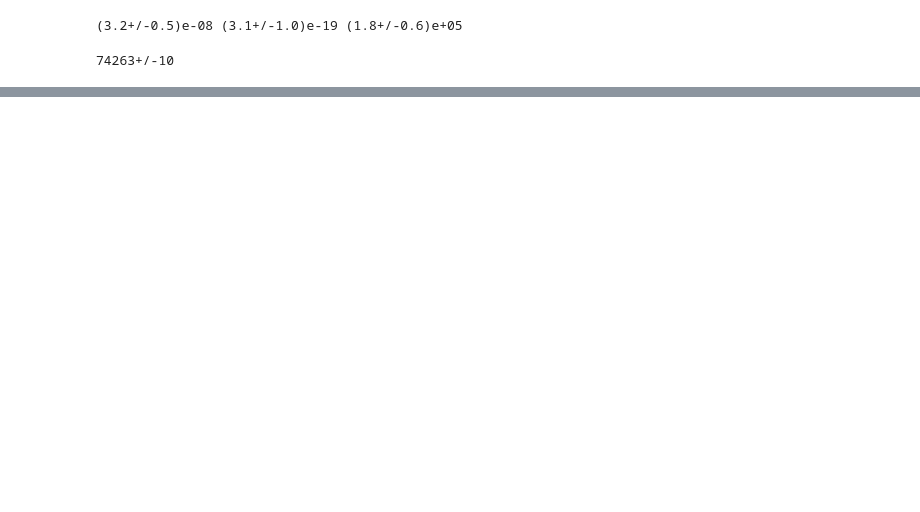
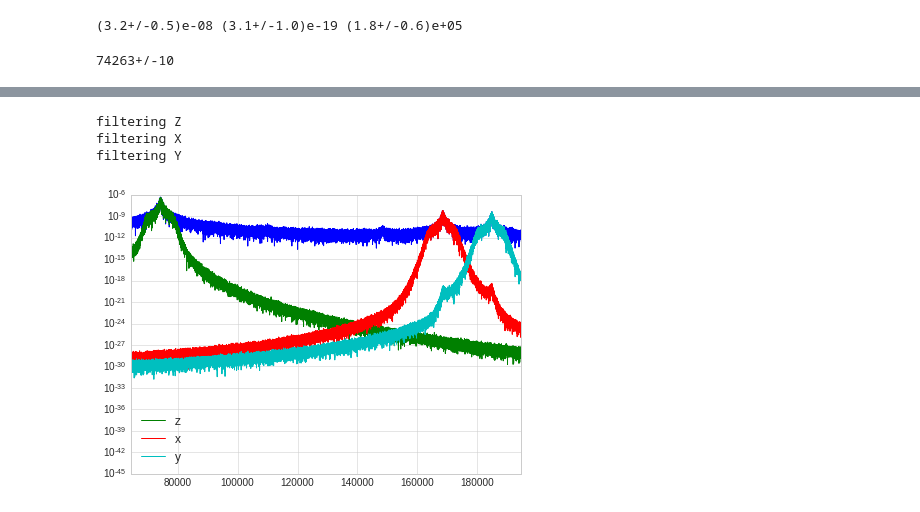
Before and after one commit to AshleySetter/optoanalysis, a Jupyter notebook: Usage_Demonstration.ipynb, the cells around one changed output, grey strips where cells are left out. Saved outputs shown, nothing was run; the diff lists cells and outputs as text; code cells hidden in the pictures; blank space fills up the shorter version.

```diff
--- a/Usage_Demonstration.ipynb
+++ b/Usage_Demonstration.ipynb
@@ -50,0 +72,7 @@ filtering data
+# %%
+z, x, y, t, fig, ax = data.extract_ZXY_motion([75e3, 165e3, 180e3], 10e3, [10e3, 10e3, 10e3], subSampleFraction=3) # extracts the motion of z, x and y
+# %% [output]
+filtering Z
+filtering X
+filtering Y
+[figure, added]
```
Also changed, not shown: parts of 9 cells of this notebook, 1 other file.
